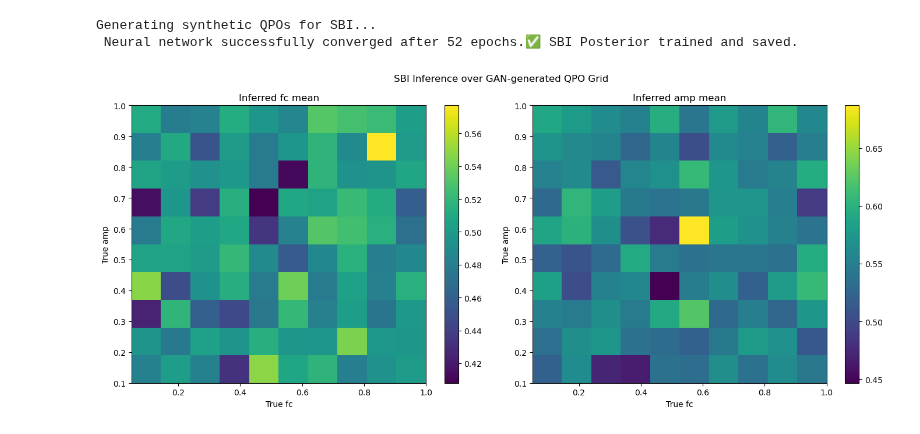
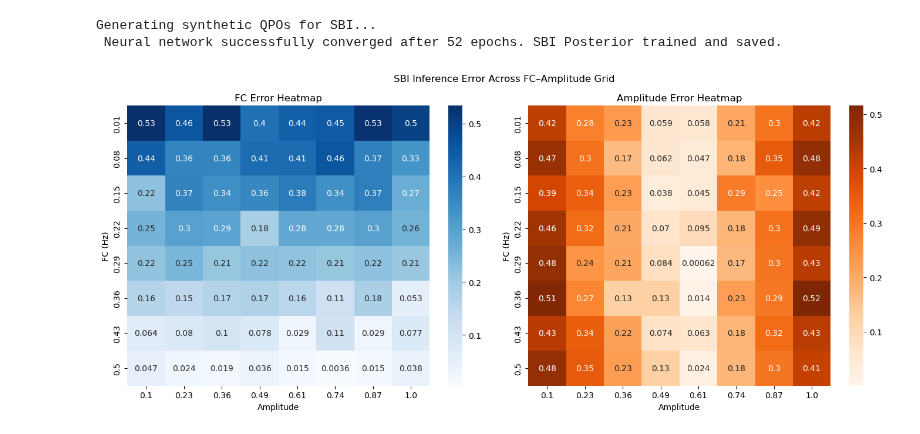
Before and after one commit to sravanth-space/ds_project, a Jupyter notebook: sbi.ipynb, the cells around one changed output. Drawn from its saved outputs; the diff is of its cells as text; code cells hidden in the pictures.

```diff
--- a/sbi.ipynb
+++ b/sbi.ipynb
@@ -18,7 +18,8 @@ generator = load_model("saved_models/qpo_cgan_phy_generator.keras")
 
 # --- Hyperparameters ---
 latent_dim = 100
-num_simulations = 10000
+num_simulations = 5000
+num_test_samples = 100
 
 #  Prior: fc ∈ [0.01, 1.0], amp ∈ [0.1, 1.0]
 prior = sbi_utils.BoxUniform(low=torch.tensor(
@@ -51,63 +52,4 @@ torch.save(posterior, "saved_models/trained_sbi_posterior.pt")
 print(" SBI Posterior trained and saved.")
 # %% [output]
 Generating synthetic QPOs for SBI...
- Neural network successfully converged after 52 epochs.✅ SBI Posterior trained and saved.
+ Neural network successfully converged after 52 epochs. SBI Posterior trained and saved.
-# %%
-import numpy as np
-import matplotlib.pyplot as plt
-import torch
-from scipy.signal import welch
-
-# Load posterior (already trained and saved)
-posterior = torch.load("saved_models/trained_sbi_posterior.pt")
-
-# Load generator
-from tensorflow.keras.models import load_model
-generator = load_model("saved_models/qpo_cgan_phy_generator.keras")
-
-# --- Grid settings ---
-fc_values = np.linspace(0.05, 1.0, 10)
-amp_values = np.linspace(0.1, 1.0, 10)
-
-# Store inferred fc and amp
-inferred_fc = np.zeros((len(amp_values), len(fc_values)))
-inferred_amp = np.zeros_like(inferred_fc)
-
-latent_dim = 100
-
-# --- Run inference on each (fc, amp) pair ---
-for i, amp in enumerate(amp_values):
-    for j, fc in enumerate(fc_values):
-        label = torch.tensor([[fc, amp, 1.0]], dtype=torch.float32)
-        z = torch.randn((1, latent_dim))
-        generated = generator([z, label], training=False).numpy().squeeze()
-
-        # Compute PSD
-        f, Pxx = welch(generated, fs=1, nperseg=256)
-        x_obs = torch.tensor(Pxx, dtype=torch.float32)
-
-        # Posterior inference
-        samples = posterior.sample((500,), x=x_obs, show_progress_bars=False)
-        inferred_fc[i, j] = samples[:, 0].mean().item()
-        inferred_amp[i, j] = samples[:, 1].mean().item()
-
-# --- Plot Heatmaps ---
-fig, axes = plt.subplots(1, 2, figsize=(14, 6))
-
-im1 = axes[0].imshow(inferred_fc, origin='lower', extent=[0.05, 1.0, 0.1, 1.0], aspect='auto')
-axes[0].set_title("Inferred fc mean")
-axes[0].set_xlabel("True fc")
-axes[0].set_ylabel("True amp")
-fig.colorbar(im1, ax=axes[0])
-
-im2 = axes[1].imshow(inferred_amp, origin='lower', extent=[0.05, 1.0, 0.1, 1.0], aspect='auto')
-axes[1].set_title("Inferred amp mean")
-axes[1].set_xlabel("True fc")
-axes[1].set_ylabel("True amp")
-fig.colorbar(im2, ax=axes[1])
-
-plt.suptitle("SBI Inference over GAN-generated QPO Grid")
-plt.tight_layout()
-plt.show()
-# %% [output]
-[figure, removed]
@@ -113,0 +118,11 @@ plt.show()
+# %%
+# Load posterior (already trained and saved)
+posterior = torch.load("saved_models/trained_sbi_posterior.pt")
+
+generator = load_model("saved_models/qpo_cgan_phy_generator.keras")
+
+fc_vals, amp_vals, fc_errs, amp_errs = run_grid_sbi_evaluation(
+    generator, posterior)
+plot_error_heatmaps(fc_vals, amp_vals, fc_errs, amp_errs)
+# %% [output]
+[figure, added]
```
Also changed, not shown: parts of 1 cell of this notebook, 3 other files.
